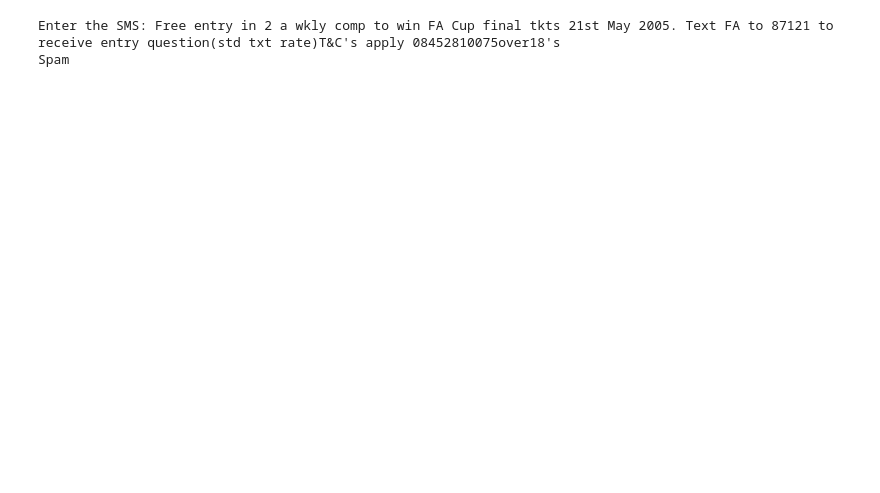
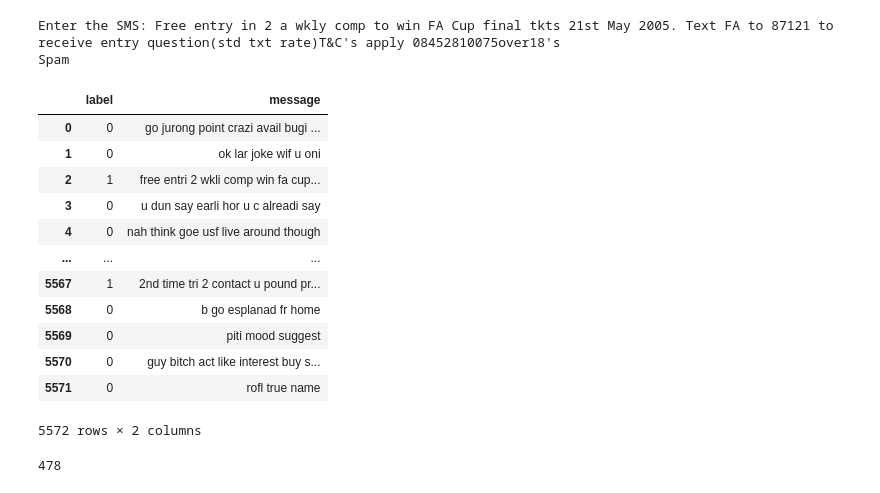
Before and after one commit to Avinash3625/sms_spam_detection, a Jupyter notebook: smsc.ipynb, the cells around one changed output. Drawn from its saved outputs; the diff is of its cells as text; code cells hidden in the pictures; blank space fills up the shorter version.

```diff
--- a/smsc.ipynb
+++ b/smsc.ipynb
@@ -137,3 +128,23 @@ print("Spam" if result == 1 else "Not Spam")
 # %% [output]
 Enter the SMS: Free entry in 2 a wkly comp to win FA Cup final tkts 21st May 2005. Text FA to 87121 to receive entry question(std txt rate)T&C's apply 08452810075over18's
 Spam
+# %%
+df
+# %% [output]
+|  | label | message |
+| 0 | 0 | go jurong point crazi avail bugi ... |
+| 1 | 0 | ok lar joke wif u oni |
+| 2 | 1 | free entri 2 wkli comp win fa cup... |
+| 3 | 0 | u dun say earli hor u c alreadi say |
+| 4 | 0 | nah think goe usf live around though |
+| ... | ... | ... |
+| 5567 | 1 | 2nd time tri 2 contact u pound pr... |
+| 5568 | 0 | b go esplanad fr home |
+| 5569 | 0 | piti mood suggest |
+| 5570 | 0 | guy bitch act like interest buy s... |
+| 5571 | 0 | rofl true name |
+5572 rows × 2 columns
+# %%
+df.duplicated().sum()
+# %% [output]
+478
```
Also changed, not shown: parts of 1 cell of this notebook.
